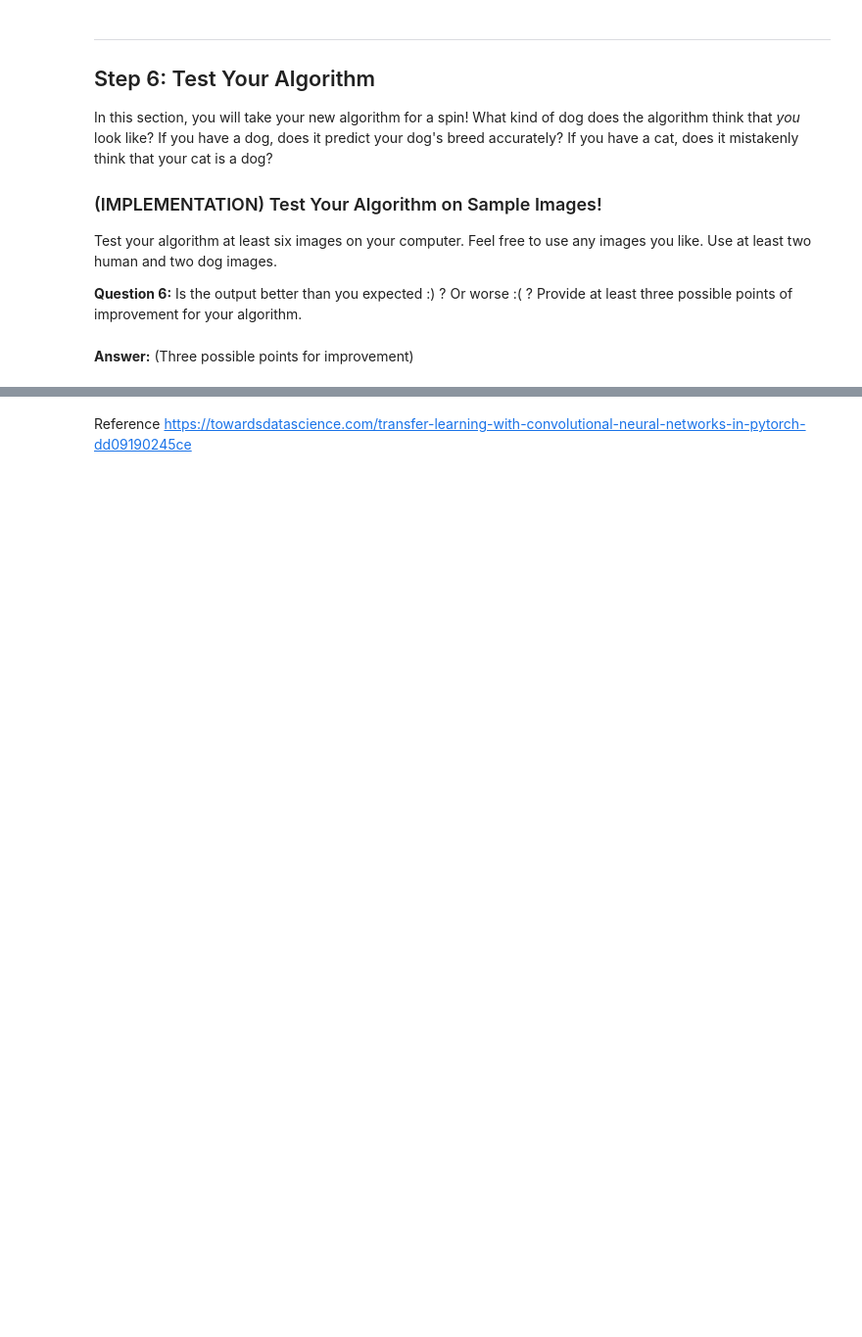
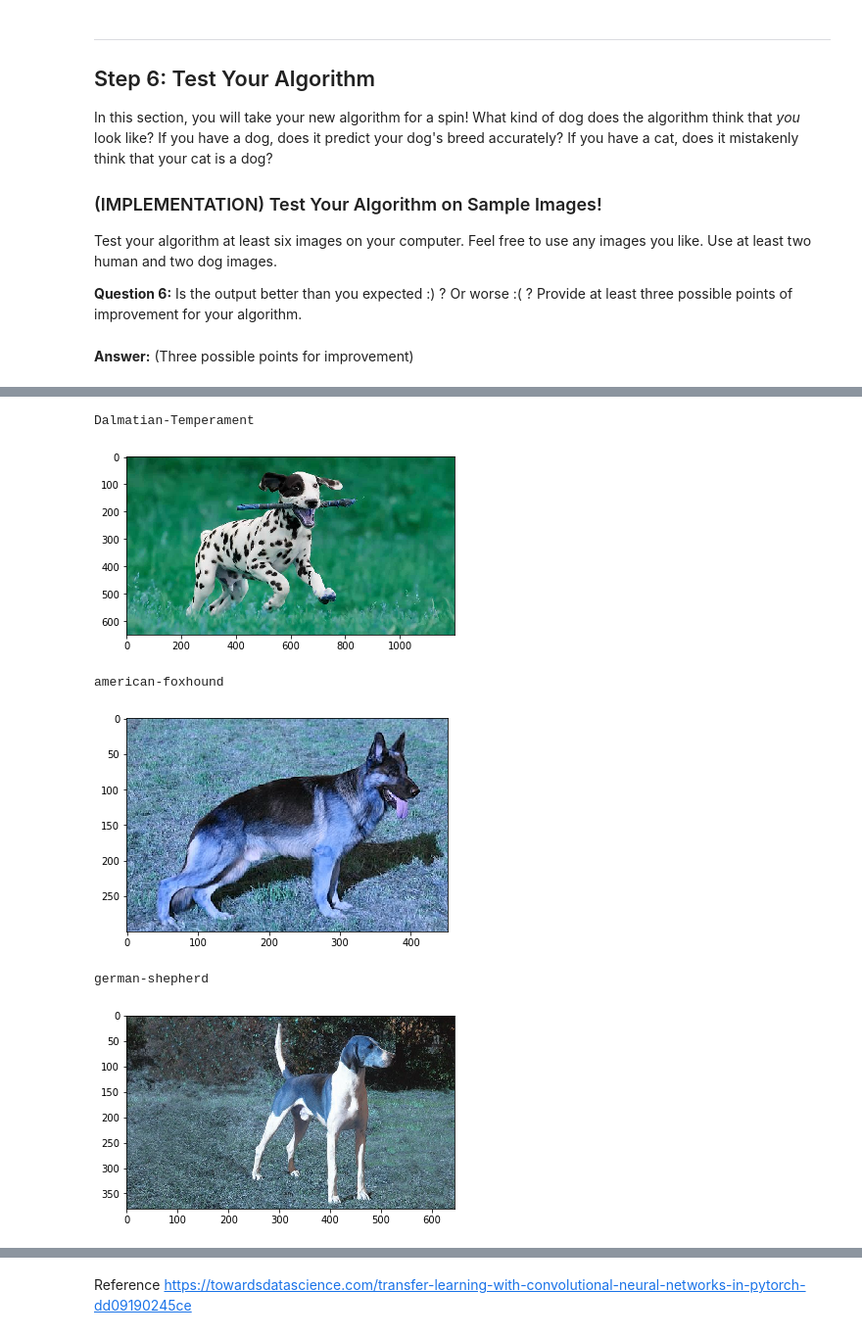
Before and after one commit to gowtham91m/Udacity_dog_breed_classification, a Jupyter notebook: dog_app_pytorch.ipynb, the cells around one changed output, grey strips where cells are left out. Shown at 98% size. Drawn from its saved outputs; the diff is of its cells as text; code cells hidden in the pictures; blank space fills up the shorter version.

```diff
--- a/dog_app_pytorch.ipynb
+++ b/dog_app_pytorch.ipynb
@@ -768,0 +978,28 @@ __Answer:__ (Three possible points for improvement)
+# %%
+import cv2
+dalmation_url = "https://thehappypuppysite.com/wp-content/uploads/2019/01/Dalmatian-Temperament-long.jpg"
+foxhound_url = "https://vetstreet.brightspotcdn.com/dims4/default/ee10448/2147483647/crop/0x0%2B0%2B0/resize/645x380/quality/90/?url=https%3A%2F%2Fvetstreet-brightspot.s3.amazonaws.com%2Fe9%2F579150a41a11e087a80050568d634f%2Ffile%2FAmerican-Foxhound-1-645mk062311.jpg"
+german_shepherd_url = "https://upload.wikimedia.org/wikipedia/commons/thumb/8/88/Deutscher_Schaeferhund_Presley_von_Beluga.jpg/452px-Deutscher_Schaeferhund_Presley_von_Beluga.jpg"
+!wget -nc {dalmation_url} >/dev/null 2>&1
+!wget -nc {foxhound_url} >/dev/null 2>&1
+!wget -nc {german_shepherd_url} >/dev/null 2>&1
+
+dalmation_path ="/content/Dalmatian-Temperament-long.jpg"
+foxhound_path ="/content/452px-Deutscher_Schaeferhund_Presley_von_Beluga.jpg"
+german_shepherd_path="/content/index.html?url=https:%2F%2Fvetstreet-brightspot.s3.amazonaws.com%2Fe9%2F579150a41a11e087a80050568d634f%2Ffile%2FAmerican-Foxhound-1-645mk062311.jpg"
+
+def np_imshow(img_path,label=None):
+  img = cv2.imread(img_path)
+  print(label)
+  plt.imshow(img)
+  plt.show()
+np_imshow(dalmation_path,"Dalmatian-Temperament")
+np_imshow(foxhound_path,"american-foxhound")
+np_imshow(german_shepherd_path,"german-shepherd")
+# %% [output]
+Dalmatian-Temperament
+[figure, added]
+american-foxhound
+[figure, added]
+german-shepherd
+[figure, added]
```
Also changed, not shown: parts of 41 cells of this notebook.
